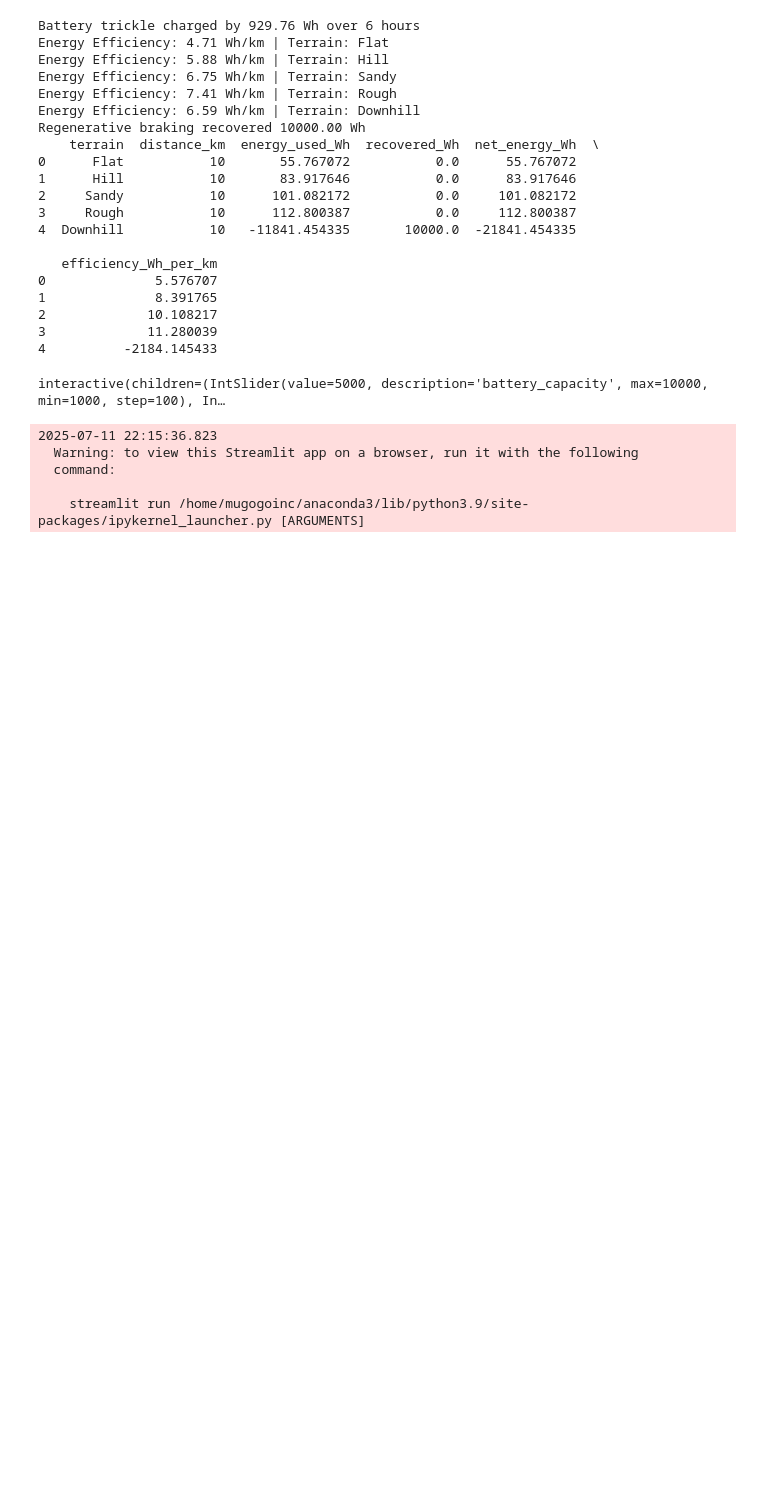
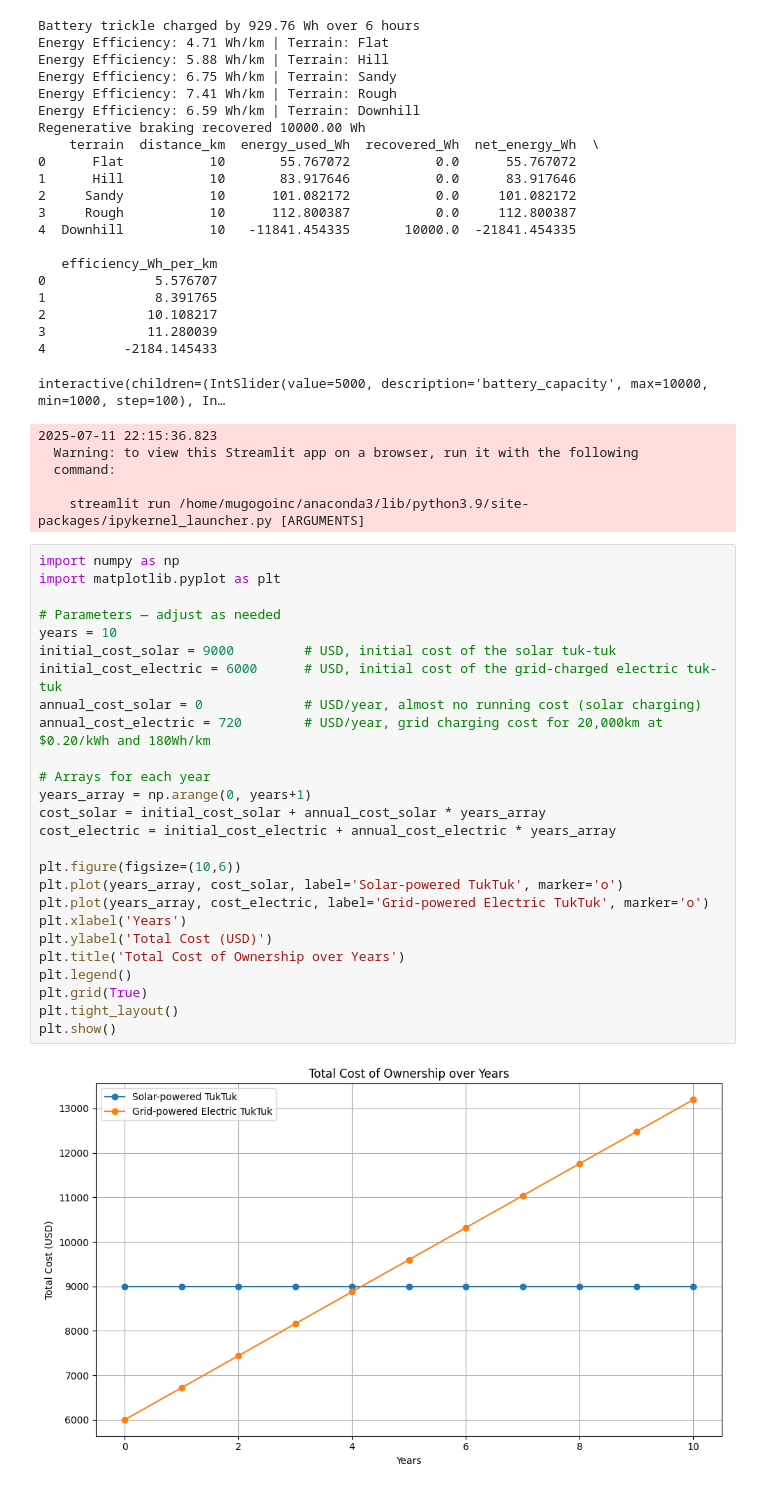
Before and after one commit to mmrysir/solargridtuktuk_sumulationmodel, a Jupyter notebook: lukoko simulatio v2.ipynb, the cells around one changed output. Drawn from its saved outputs; the diff is of its cells as text; blank space fills up the shorter version.

```diff
--- a/lukoko simulatio v2.ipynb
+++ b/lukoko simulatio v2.ipynb
@@ -582,3 +582,31 @@ interactive(children=(IntSlider(value=5000, description='battery_capacity', max=
   command:
 
     streamlit run /home/mugogoinc/anaconda3/lib/python3.9/site-packages/ipykernel_launcher.py [ARGUMENTS]
+# %%
+import numpy as np
+import matplotlib.pyplot as plt
+
+# Parameters — adjust as needed
+years = 10
+initial_cost_solar = 9000         # USD, initial cost of the solar tuk-tuk
+initial_cost_electric = 6000      # USD, initial cost of the grid-charged electric tuk-tuk
+annual_cost_solar = 0             # USD/year, almost no running cost (solar charging)
+annual_cost_electric = 720        # USD/year, grid charging cost for 20,000km at $0.20/kWh and 180Wh/km
+
+# Arrays for each year
+years_array = np.arange(0, years+1)
+cost_solar = initial_cost_solar + annual_cost_solar * years_array
+cost_electric = initial_cost_electric + annual_cost_electric * years_array
+
+plt.figure(figsize=(10,6))
+plt.plot(years_array, cost_solar, label='Solar-powered TukTuk', marker='o')
+plt.plot(years_array, cost_electric, label='Grid-powered Electric TukTuk', marker='o')
+plt.xlabel('Years')
+plt.ylabel('Total Cost (USD)')
+plt.title('Total Cost of Ownership over Years')
+plt.legend()
+plt.grid(True)
+plt.tight_layout()
+plt.show()
+# %% [output]
+[figure, added]
```
Also changed, not shown: 2 other files.
